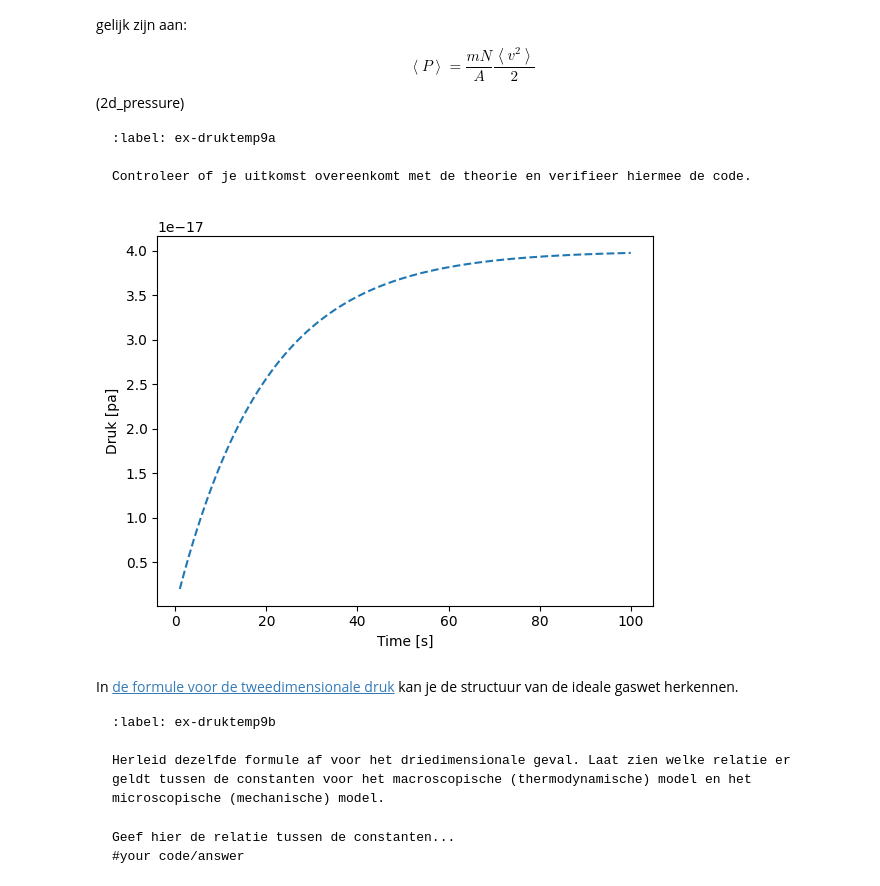
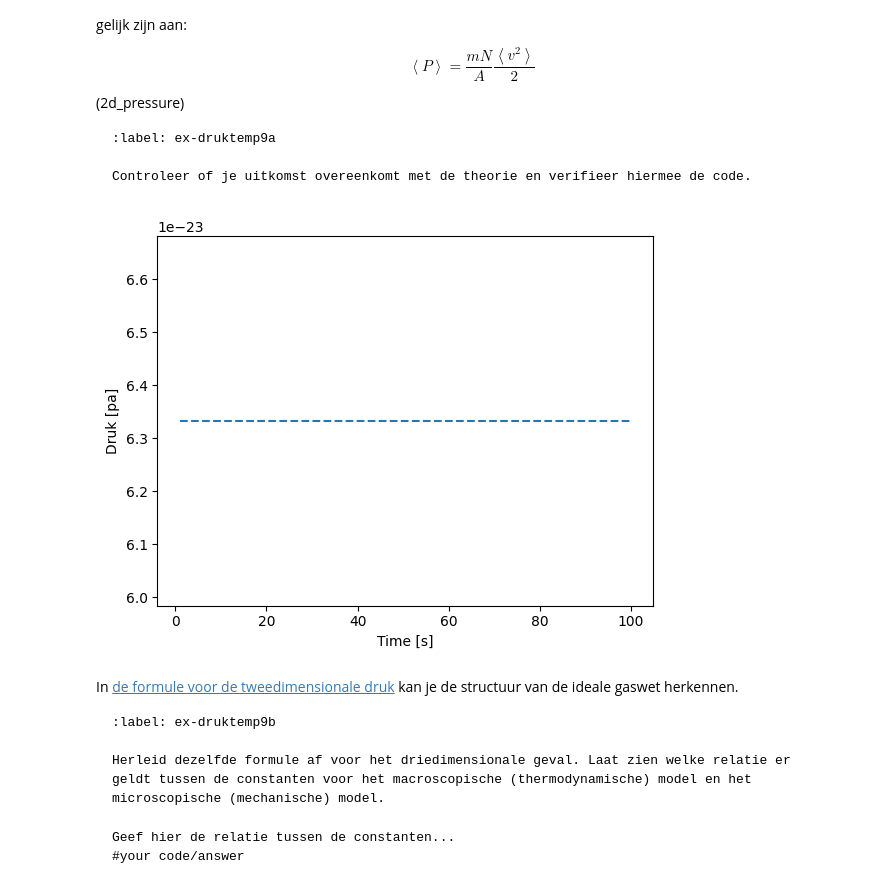
Before and after one commit to JesseDijkzeul/2, a Jupyter notebook: Content/PySim/5_druktemp.ipynb, the cells around one changed output. Saved outputs shown, nothing was run; the diff lists cells and outputs as text; code cells hidden in the pictures.

````diff
--- a/Content/PySim/5_druktemp.ipynb
+++ b/Content/PySim/5_druktemp.ipynb
@@ -402,7 +405,7 @@ p_scale = 2*(M_scale*L_scale/t_scale)/((L_scale*t_scale))
 Kopieer nu je code voor de simulatie waarin je de druk als functie van de tijd hebt geplot naar onderstaand veld en voer de simulatie nogmaals uit met de nieuwe definitie voor de functie `handle_walls`.
 ```
 # %%
-BOX_SIZE_0 = 1
+
 impulse_outward = 0.0
 pressure = 0.0
 
@@ -434,10 +437,10 @@ def handle_walls(particles):
 # Mass ~ 10**(-26) kg
 # Length ~ 10**(-9)
 M_scale = 10**(-24)
-L_scale = 10**(-9)
+R_scale = 10**(-9)
 t_scale = 10**(-3)
 
-p_scale = 2*(M_scale*L_scale/t_scale)/((L_scale*t_scale))
+p_scale = 2*(M_scale*R_scale/t_scale)/((R_scale*t_scale))
 
 # RUIMTE VOOR GEKOPIEERDE FUNCTIE
 particles = []
@@ -517,39 +520,39 @@ Controleer of je uitkomst overeenkomt met de theorie en verifieer hiermee de cod
 # %%
 impulse_outward = 0.0
 pressure = 0.0
 
-
 def handle_walls(particles):
     """ botsing met wanden controleren voor alle deeltjes in lijst en bepaling druk """
-    global pressure, pressuret       # om pressure buiten de functie te kunnen gebruiken
-    pressuret = 0.0
+    global pressure       # om pressure buiten de functie te kunnen gebruiken
+    v_particle_x = np.array([])
     for p in particles:
-        p_pressure = (M*(p.v[0]**2+p.v[1]**2))/(2*BOX_SIZE_0**2)
+        v_particle_x = np.append(v_particle_x, p.v[0])
 
-        pressuret += p_pressure  # omtrek volume is oppervlak (2D sim)
+    avv_v_x = np.mean(v_particle_x)
+    pressure = (M*avv_v_x**2)/(2*BOX_SIZE_0**2)
     alpha = 0.05
-    pressure = alpha * pressuret + (1-alpha) * pressure
+    pressure = alpha * pressure + (1-alpha) * pressure
 
 # RUIMTE VOOR GEKOPIEERDE FUNCTIE
 particles = []
 pressures = np.zeros(100, dtype=float)
 times = np.linspace(1, 100, 100)
 
 create_particles(particles)
 for i in range(100):
     take_time_step(particles)
     pressures[i] = pressure
 #your code/answer
 
 plt.figure()
 plt.xlabel('Time [s]')
 plt.ylabel('Druk [pa]')
-plt.plot(times, p_scale*pressures, '--', label = 'temperatuur')
+plt.plot(times,p_scale*pressures, '--', label = 'temperatuur')
 #your code/answer
 plt.show()
 #your code/answer
 # %% [output]
-[figure, old version]
+[figure, new version]
 # %% [markdown]
 In [de formule voor de tweedimensionale druk](#2d_pressure) kan je de structuur van de ideale gaswet herkennen.
 
````
Also changed, not shown: parts of 7 cells of this notebook, 1 other file.
